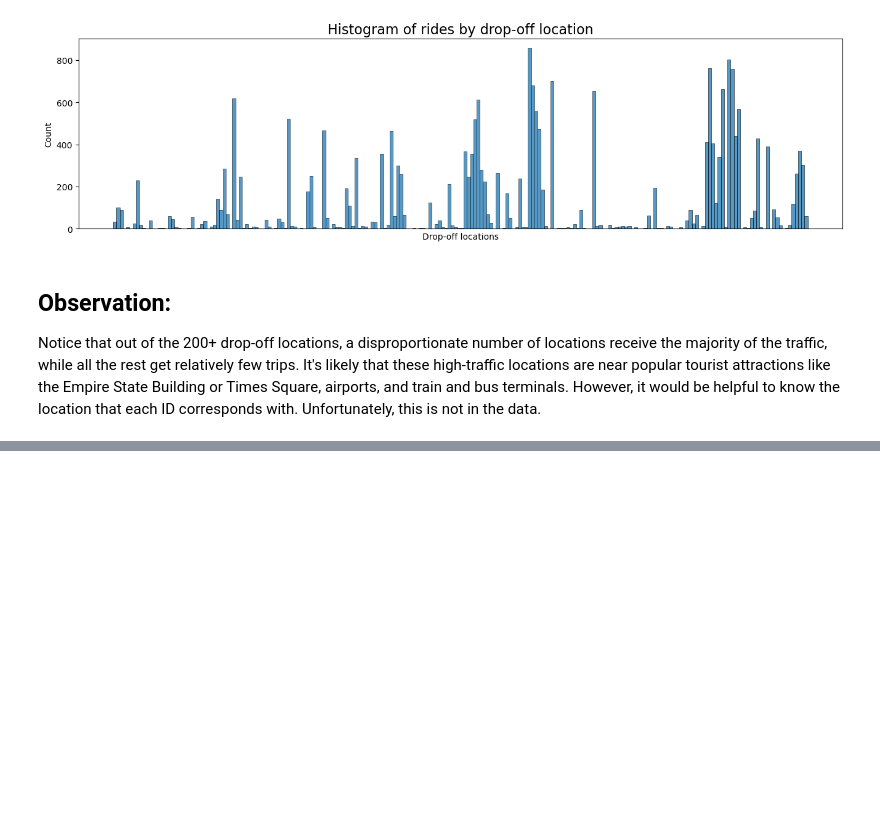
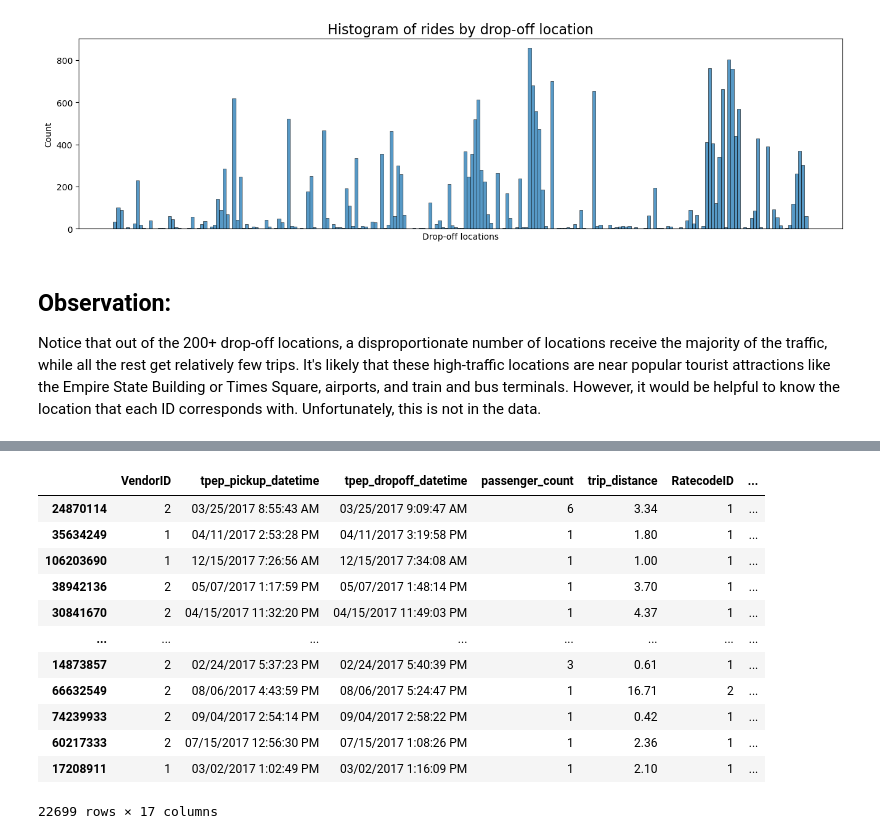
Before and after one commit to Mustafa777Xo/TLC, a Jupyter notebook: TLC.ipynb, the cells around one changed output, grey strips where cells are left out. Cells and saved outputs as stored; diff of their text form; code cells hidden in the pictures; blank space fills up the shorter version.

```diff
--- a/TLC.ipynb
+++ b/TLC.ipynb
@@ -567,0 +573,18 @@ df['trip_duration'] = (df['tpep_dropoff_datetime']-df['tpep_pickup_datetime'])
+# %%
+taxi_data = pd.read_csv("Data/2017_Yellow_Taxi_Trip_Data.csv", index_col = 0)
+# %%
+taxi_data
+# %% [output]
+|  | VendorID | tpep_pickup_datetime | tpep_dropoff_datetime | passenger_count | trip_distance | RatecodeID | ... |
+| 24870114 | 2 | 03/25/2017 8:55:43 AM | 03/25/2017 9:09:47 AM | 6 | 3.34 | 1 | ... |
+| 35634249 | 1 | 04/11/2017 2:53:28 PM | 04/11/2017 3:19:58 PM | 1 | 1.80 | 1 | ... |
+| 106203690 | 1 | 12/15/2017 7:26:56 AM | 12/15/2017 7:34:08 AM | 1 | 1.00 | 1 | ... |
+| 38942136 | 2 | 05/07/2017 1:17:59 PM | 05/07/2017 1:48:14 PM | 1 | 3.70 | 1 | ... |
+| 30841670 | 2 | 04/15/2017 11:32:20 PM | 04/15/2017 11:49:03 PM | 1 | 4.37 | 1 | ... |
+| ... | ... | ... | ... | ... | ... | ... | ... |
+| 14873857 | 2 | 02/24/2017 5:37:23 PM | 02/24/2017 5:40:39 PM | 3 | 0.61 | 1 | ... |
+| 66632549 | 2 | 08/06/2017 4:43:59 PM | 08/06/2017 5:24:47 PM | 1 | 16.71 | 2 | ... |
+| 74239933 | 2 | 09/04/2017 2:54:14 PM | 09/04/2017 2:58:22 PM | 1 | 0.42 | 1 | ... |
+| 60217333 | 2 | 07/15/2017 12:56:30 PM | 07/15/2017 1:08:26 PM | 1 | 2.36 | 1 | ... |
+| 17208911 | 1 | 03/02/2017 1:02:49 PM | 03/02/2017 1:16:09 PM | 1 | 2.10 | 1 | ... |
+22699 rows × 17 columns
```
Also changed, not shown: parts of 2 cells of this notebook.
